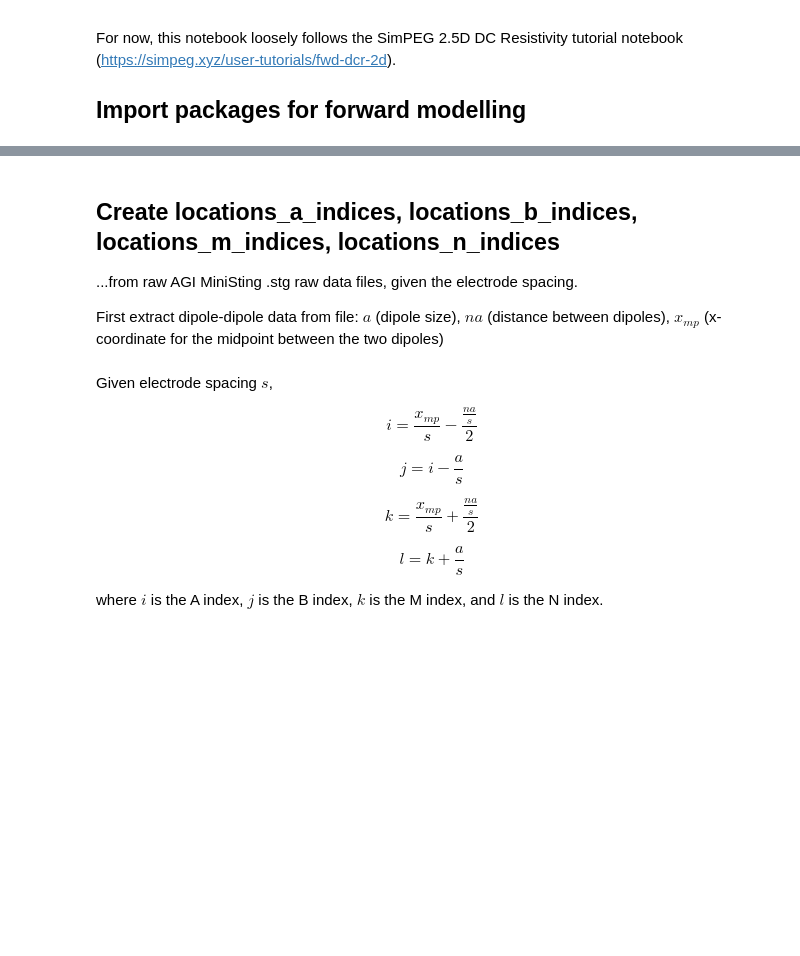
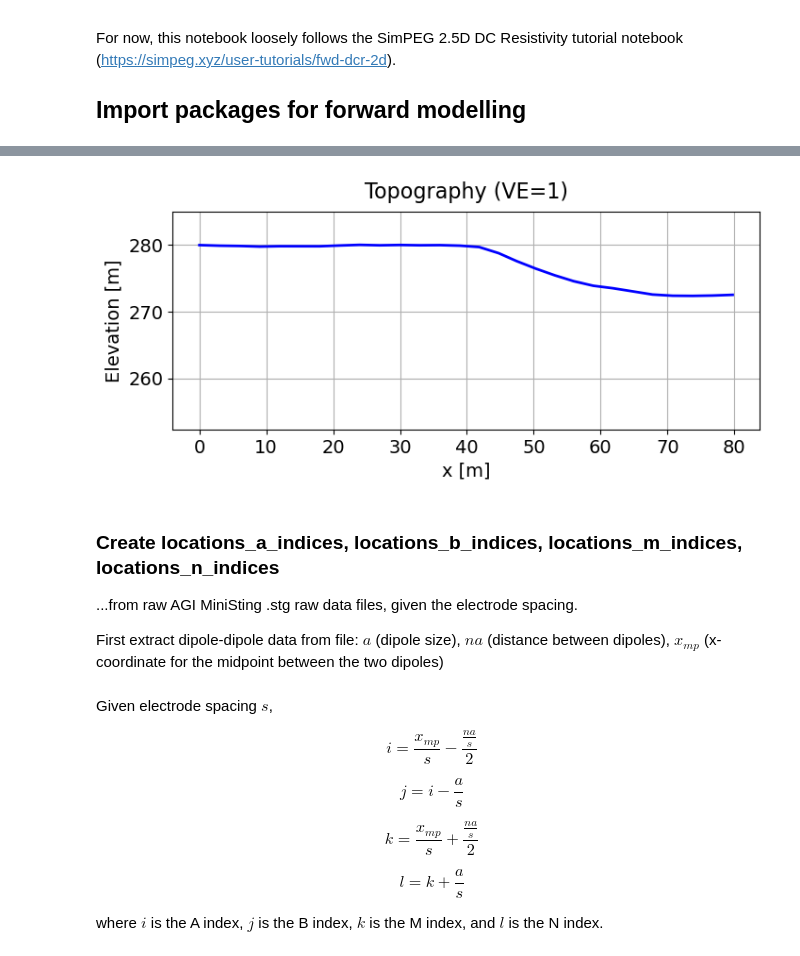
Before and after one commit to rbcmendoza/eosc-556b-project, a Jupyter notebook: phase1.ipynb, the cells around one changed output, grey strips where cells are left out. Saved outputs shown, nothing was run; the diff lists cells and outputs as text; code cells hidden in the pictures; blank space fills up the shorter version.

```diff
--- a/phase1.ipynb
+++ b/phase1.ipynb
@@ -67,22 +77,24 @@ plt.show(fig)
 # %%
-# Create figure
-fig1, ax1 = plt.subplots(1,1, figsize = (12,3))
-# Plot z-column vs x-column
-ax1.plot(topography_2d.iloc[:,0], topography_2d.iloc[:,1], color="b", linewidth=2)
-# Set vertical exaggeration to 1
-ax1.set_aspect('equal', adjustable='box')
-# Extend ylimit down by a fraction of full x-width, and buffer up by 5 m
-fraction = 1/4
-depth = (topography_2d['x'].max() - topography_2d['x'].min()) * fraction
-ax1.set_ylim(topography_2d['z'].min()-depth,topography_2d['z'].max()+5)
-# Other plot elements
-ax1.grid()
-ax1.set_xlabel('x [m]')
-ax1.set_ylabel('Elevation [m]')
-ax1.set_title('Topography (VE=1)', fontsize=16, pad=10)
-plt.show()
+# # Create figure
+# fig1, ax1 = plt.subplots(1,1, figsize = (12,3))
+# # Plot z-column vs x-column
+# ax1.plot(topography_2d.iloc[:,0], topography_2d.iloc[:,1], color="b", linewidth=2)
+# # Set vertical exaggeration to 1
+# ax1.set_aspect('equal', adjustable='box')
+# # Extend ylimit down by a fraction of full x-width, and buffer up by 5 m
+# fraction = 1/4
+# depth = (topography_2d['x'].max() - topography_2d['x'].min()) * fraction
+# ax1.set_ylim(topography_2d['z'].min()-depth,topography_2d['z'].max()+5)
+# # Other plot elements
+# ax1.grid()
+# ax1.set_xlabel('x [m]')
+# ax1.set_ylabel('Elevation [m]')
+# ax1.set_title('Topography (VE=1)', fontsize=16, pad=10)
+# plt.show()
+# %% [output]
+[figure, added]
 # %% [markdown]
-## Create locations_a_indices, locations_b_indices, locations_m_indices, locations_n_indices
+### Create locations_a_indices, locations_b_indices, locations_m_indices, locations_n_indices
 ...from raw AGI MiniSting .stg raw data files, given the electrode spacing.
 
 First extract dipole-dipole data from file: $a$ (dipole size), $na$ (distance between dipoles), $x_{mp}$ (x-coordinate for the midpoint between the two dipoles)
```
Also changed, not shown: parts of 70 cells of this notebook, 2 other files.
